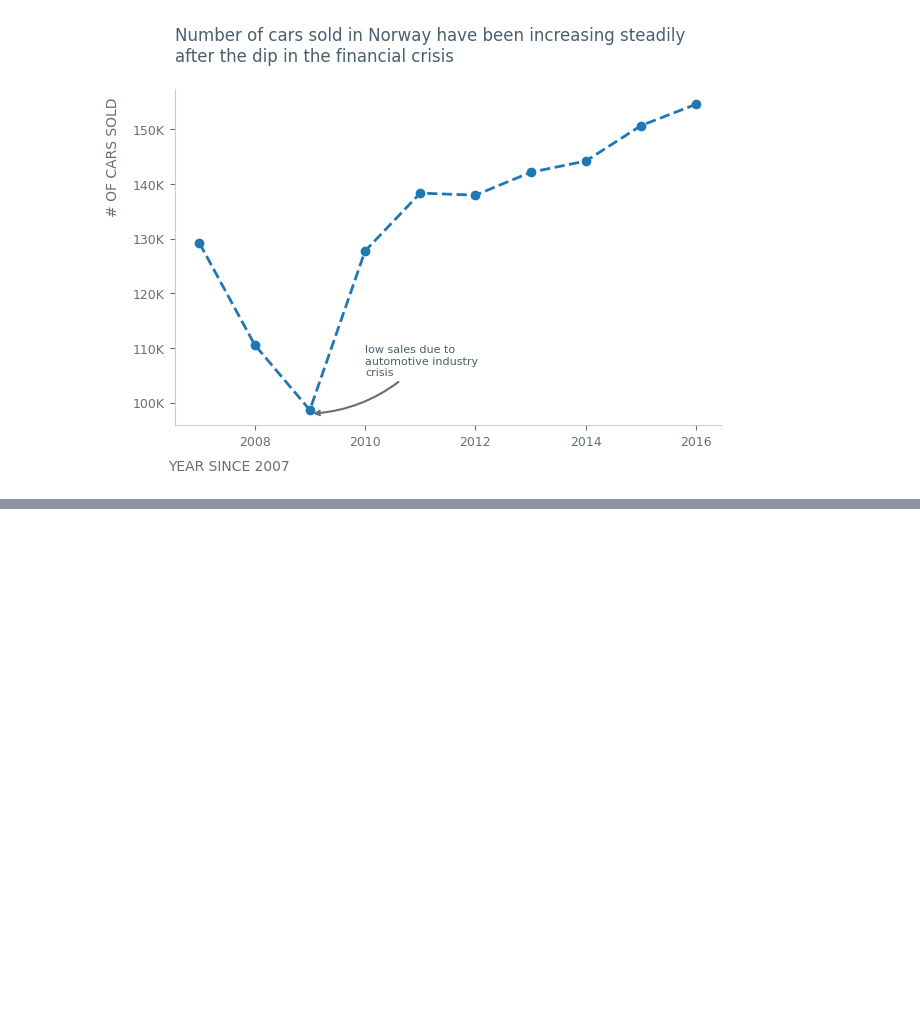
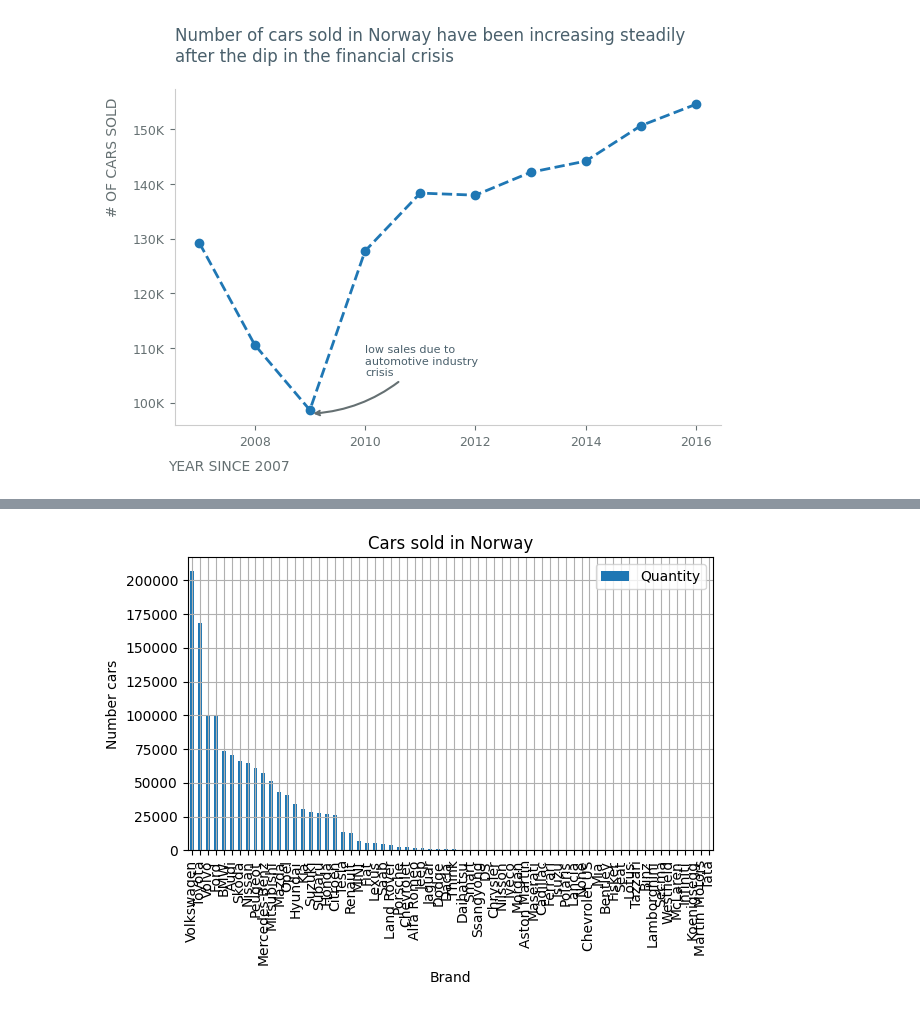
Before and after one commit to AIgineerAB/data_visualization_course, a Jupyter notebook: 04_storytelling_matplotlib/storytelling_matplotlib.ipynb, the cells around one changed output, grey strips where cells are left out. Drawn from its saved outputs; the diff is of its cells as text; code cells hidden in the pictures; blank space fills up the shorter version.

```diff
--- a/04_storytelling_matplotlib/matplotlib_line_bar.ipynb
+++ b/04_storytelling_matplotlib/storytelling_matplotlib.ipynb
@@ -292,0 +252,14 @@ fig.savefig("figures/car_sales_yearly_5.png")
+# %%
+# using dataframes plot method which is a wrapper for matplotlib
+ax = df_quantity_brand.plot(
+    kind="bar",
+    y="Quantity",
+    title="Cars sold in Norway",
+    ylabel="Number cars",
+)
+ax.grid()
+fig = ax.get_figure()
+fig.tight_layout()
+fig.savefig("figures/cars_sold_0.png")
+# %% [output]
+[figure, added]
```
Also changed, not shown: parts of 17 cells of this notebook, 1 other file.
